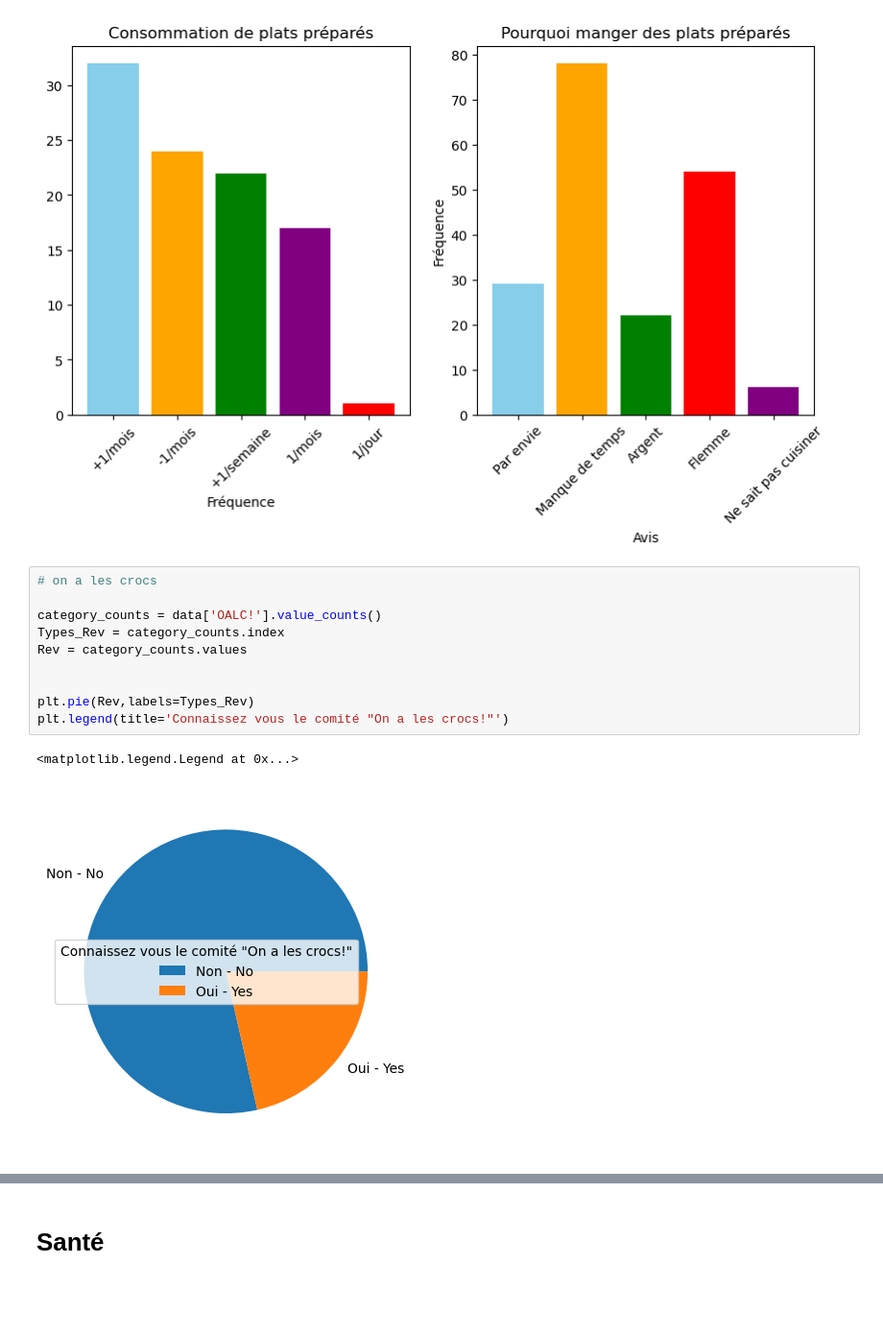
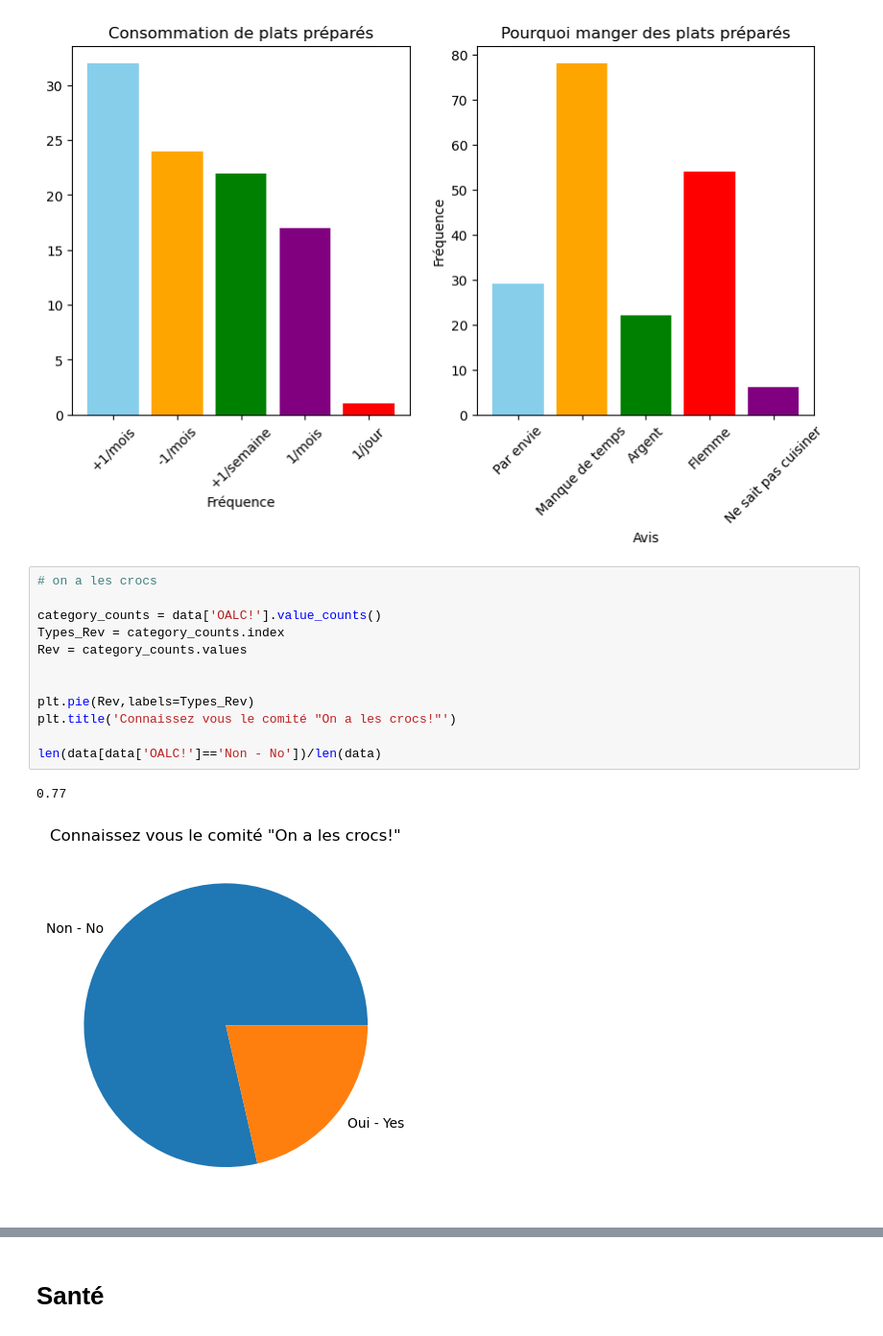
Before and after one commit to ClarissePierre/Precarite_Analyse, a Jupyter notebook: analyse.ipynb, the cells around one changed output, grey strips where cells are left out. Shown at 96% size. Drawn from its saved outputs; the diff is of its cells as text; blank space fills up the shorter version.

```diff
--- a/analyse.ipynb
+++ b/analyse.ipynb
@@ -604,13 +604,15 @@ Text(0, 0.5, 'Fréquence')
 # %%
 # on a les crocs
 
 category_counts = data['OALC!'].value_counts()
 Types_Rev = category_counts.index
 Rev = category_counts.values
 
 
 plt.pie(Rev,labels=Types_Rev)
-plt.legend(title='Connaissez vous le comité "On a les crocs!"')
+plt.title('Connaissez vous le comité "On a les crocs!"')
+
+len(data[data['OALC!']=='Non - No'])/len(data)
 # %% [output]
-<matplotlib.legend.Legend at 0x...>
+0.77
-[figure, old version]
+[figure, new version]
```
Also changed, not shown: parts of 2 cells of this notebook.
